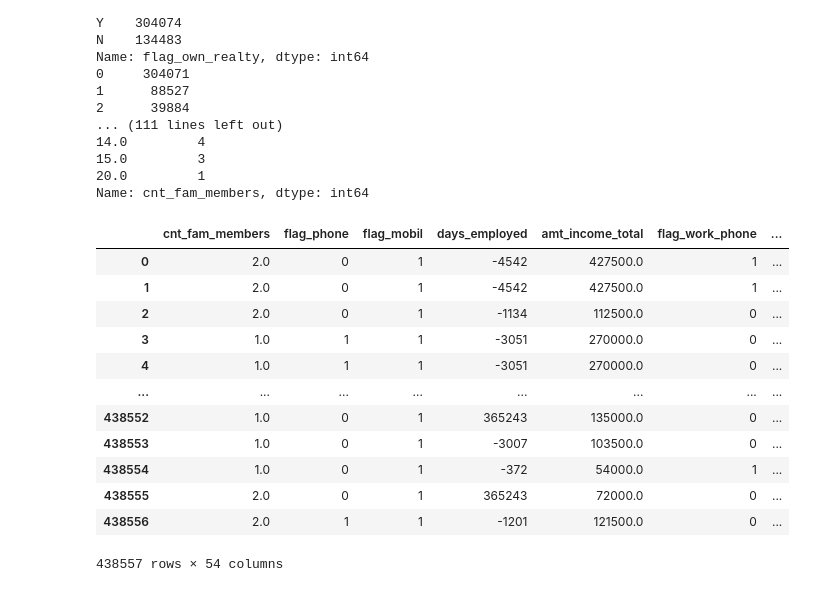
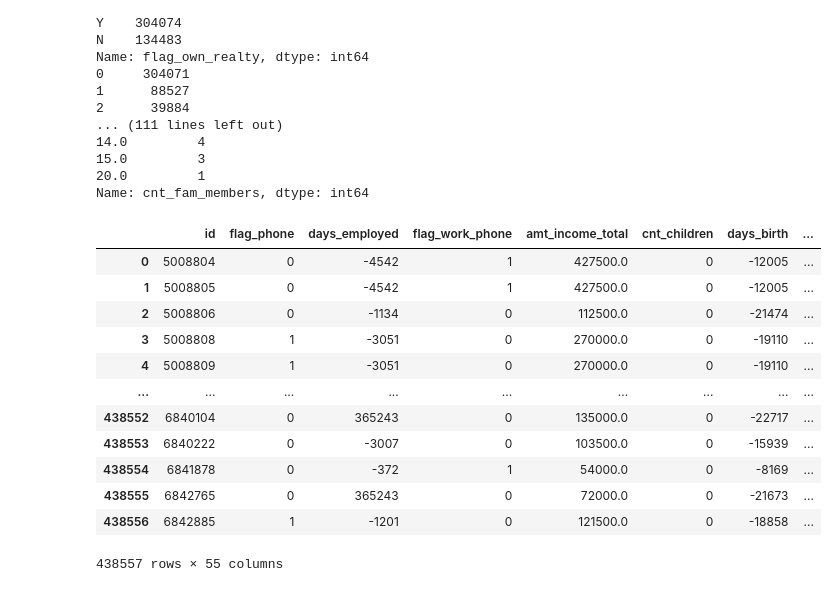
Before and after one commit to axpinkerton/various_kaggle, a Jupyter notebook: credit_card_approval.ipynb, the cells around one changed output. Drawn from its saved outputs; the diff is of its cells as text; code cells hidden in the pictures.

```diff
--- a/credit_card_approval.ipynb
+++ b/credit_card_approval.ipynb
@@ -8,3 +1,22 @@ from sklearn.preprocessing import OneHotEncoder
+# %%
+import pandas as pd
+import numpy as np
+import matplotlib.pyplot as plt
+import scipy
+import sklearn
+from sklearn.preprocessing import OneHotEncoder
+from sklearn.model_selection import train_test_split
+from sklearn.metrics import precision_score,recall_score
+from sklearn.model_selection import cross_validate
+from sklearn.utils import resample,shuffle
+from sklearn.svm import SVC
+from sklearn.linear_model import LogisticRegression
+from sklearn.model_selection import GridSearchCV
+from sklearn.metrics import confusion_matrix
+from sklearn.metrics import f1_score, accuracy_score, confusion_matrix
+
+
+pd.set_option("display.max_columns",500)
 # %%
 applied=pd.read_csv('./application_record.csv')
 approved=pd.read_csv('./credit_record.csv')
@@ -43,19 +55,19 @@ cats=['code_gender', 'flag_own_car', 'flag_own_realty','name_income_type', 'name
 # %%
 cat_cols=pd.get_dummies(fff[cats],drop_first=False)
 numers=list(set(fff.columns) - set(fff[cats].columns))
-fin_df=pd.concat((fff[numers],cat_cols),axis=1)
+fin_df=pd.concat([applied['id'],fff[numers],cat_cols],axis=1)
 fin_df
 # %% [output]
-|  | cnt_fam_members | flag_phone | flag_mobil | days_employed | amt_income_total | flag_work_phone | ... |
-| 0 | 2.0 | 0 | 1 | -4542 | 427500.0 | 1 | ... |
-| 1 | 2.0 | 0 | 1 | -4542 | 427500.0 | 1 | ... |
-| 2 | 2.0 | 0 | 1 | -1134 | 112500.0 | 0 | ... |
-| 3 | 1.0 | 1 | 1 | -3051 | 270000.0 | 0 | ... |
-| 4 | 1.0 | 1 | 1 | -3051 | 270000.0 | 0 | ... |
-| ... | ... | ... | ... | ... | ... | ... | ... |
-| 438552 | 1.0 | 0 | 1 | 365243 | 135000.0 | 0 | ... |
-| 438553 | 1.0 | 0 | 1 | -3007 | 103500.0 | 0 | ... |
-| 438554 | 1.0 | 0 | 1 | -372 | 54000.0 | 1 | ... |
-| 438555 | 2.0 | 0 | 1 | 365243 | 72000.0 | 0 | ... |
-| 438556 | 2.0 | 1 | 1 | -1201 | 121500.0 | 0 | ... |
+|  | id | flag_phone | days_employed | flag_work_phone | amt_income_total | cnt_children | days_birth | ... |
+| 0 | 5008804 | 0 | -4542 | 1 | 427500.0 | 0 | -12005 | ... |
+| 1 | 5008805 | 0 | -4542 | 1 | 427500.0 | 0 | -12005 | ... |
+| 2 | 5008806 | 0 | -1134 | 0 | 112500.0 | 0 | -21474 | ... |
+| 3 | 5008808 | 1 | -3051 | 0 | 270000.0 | 0 | -19110 | ... |
+| 4 | 5008809 | 1 | -3051 | 0 | 270000.0 | 0 | -19110 | ... |
+| ... | ... | ... | ... | ... | ... | ... | ... | ... |
+| 438552 | 6840104 | 0 | 365243 | 0 | 135000.0 | 0 | -22717 | ... |
+| 438553 | 6840222 | 0 | -3007 | 0 | 103500.0 | 0 | -15939 | ... |
+| 438554 | 6841878 | 0 | -372 | 1 | 54000.0 | 0 | -8169 | ... |
+| 438555 | 6842765 | 0 | 365243 | 0 | 72000.0 | 0 | -21673 | ... |
+| 438556 | 6842885 | 1 | -1201 | 0 | 121500.0 | 0 | -18858 | ... |
-438557 rows × 54 columns
+438557 rows × 55 columns
```
Also changed, not shown: parts of 24 cells of this notebook, 7 other files.
